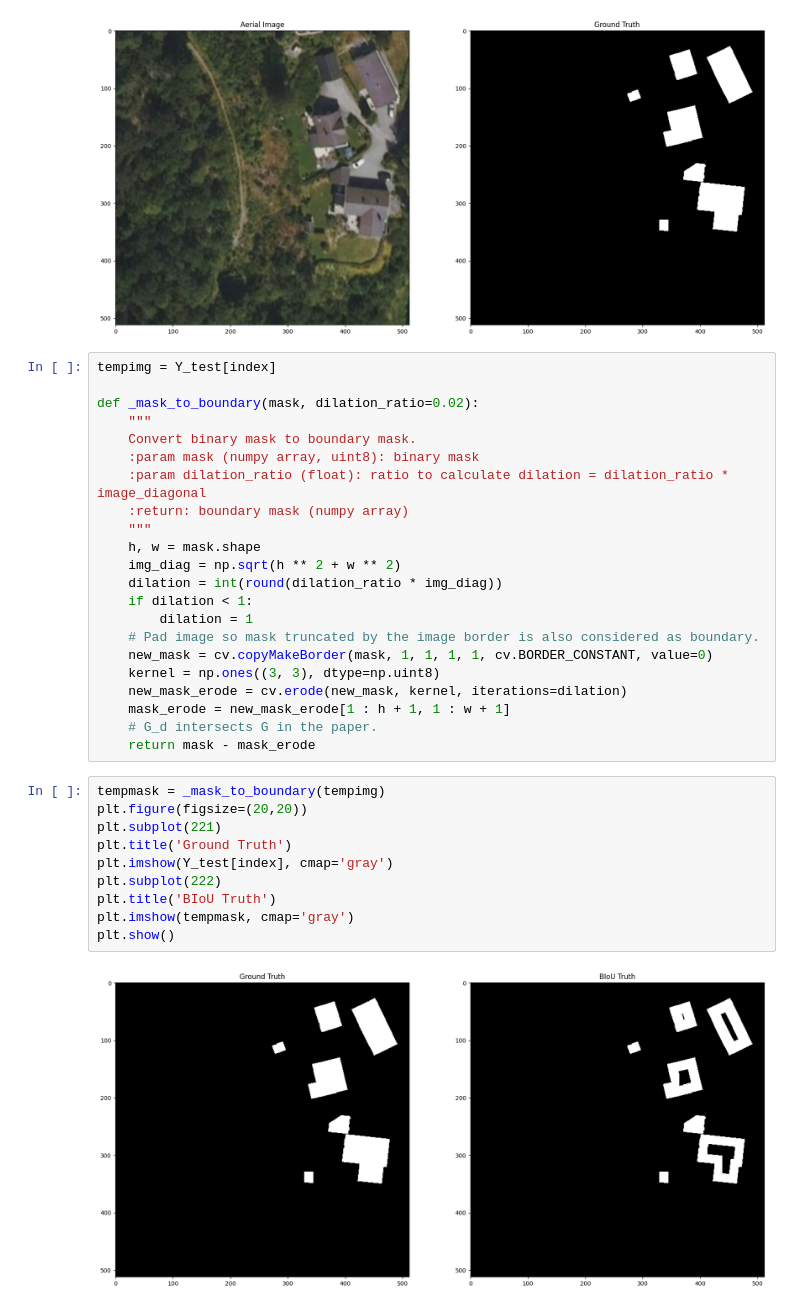
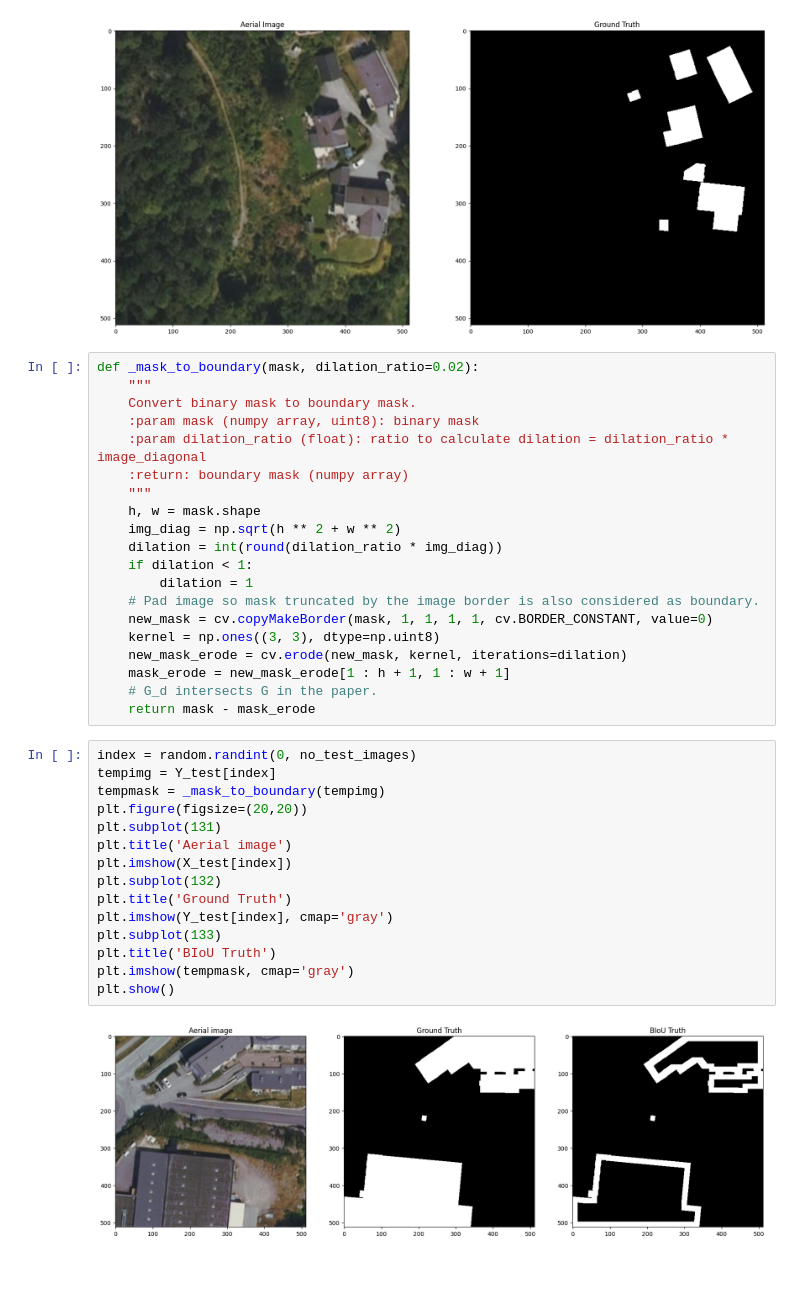
Before and after one commit to erikx50/A-Machine-Learning-approach-for-Building-Segmentation-using-laser-data, a Jupyter notebook: Edge Test.ipynb, the cells around one changed output. Cells and saved outputs as stored; diff of their text form; blank space fills up the shorter version.

```diff
--- a/Edge Test.ipynb
+++ b/Edge Test.ipynb
@@ -50,8 +50,6 @@ plt.show()
 # %% [output]
 [figure]
 # %%
-tempimg = Y_test[index]
-
 def _mask_to_boundary(mask, dilation_ratio=0.02):
     """
     Convert binary mask to boundary mask.
@@ -72,14 +70,19 @@ def _mask_to_boundary(mask, dilation_ratio=0.02):
     # G_d intersects G in the paper.
     return mask - mask_erode
 # %%
+index = random.randint(0, no_test_images)
+tempimg = Y_test[index]
 tempmask = _mask_to_boundary(tempimg)
 plt.figure(figsize=(20,20))
-plt.subplot(221)
+plt.subplot(131)
+plt.title('Aerial image')
+plt.imshow(X_test[index])
+plt.subplot(132)
 plt.title('Ground Truth')
 plt.imshow(Y_test[index], cmap='gray')
-plt.subplot(222)
+plt.subplot(133)
 plt.title('BIoU Truth')
 plt.imshow(tempmask, cmap='gray')
 plt.show()
 # %% [output]
-[figure, old version]
+[figure, new version]
```
Also changed, not shown: 2 other files.
